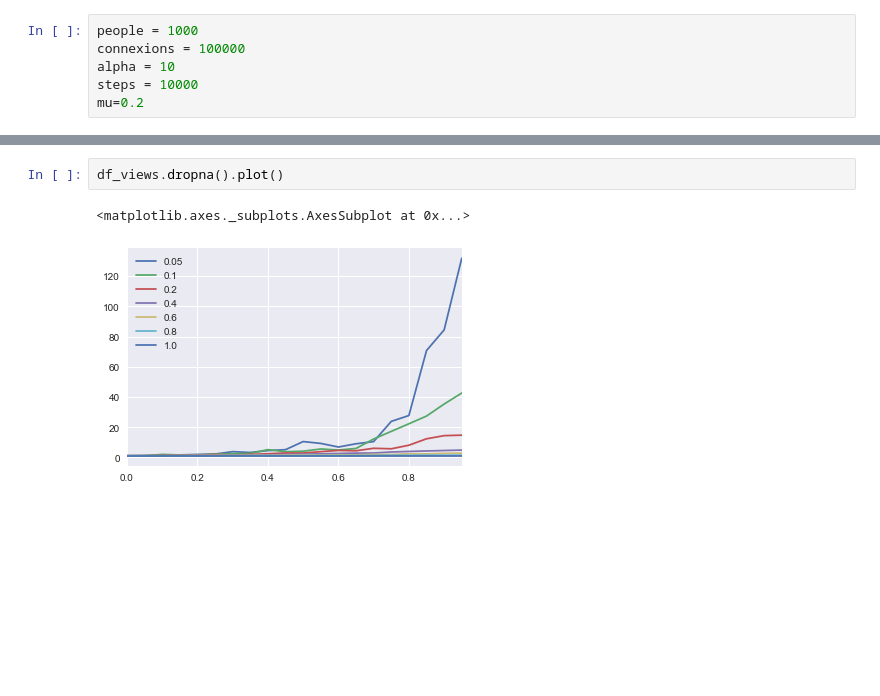
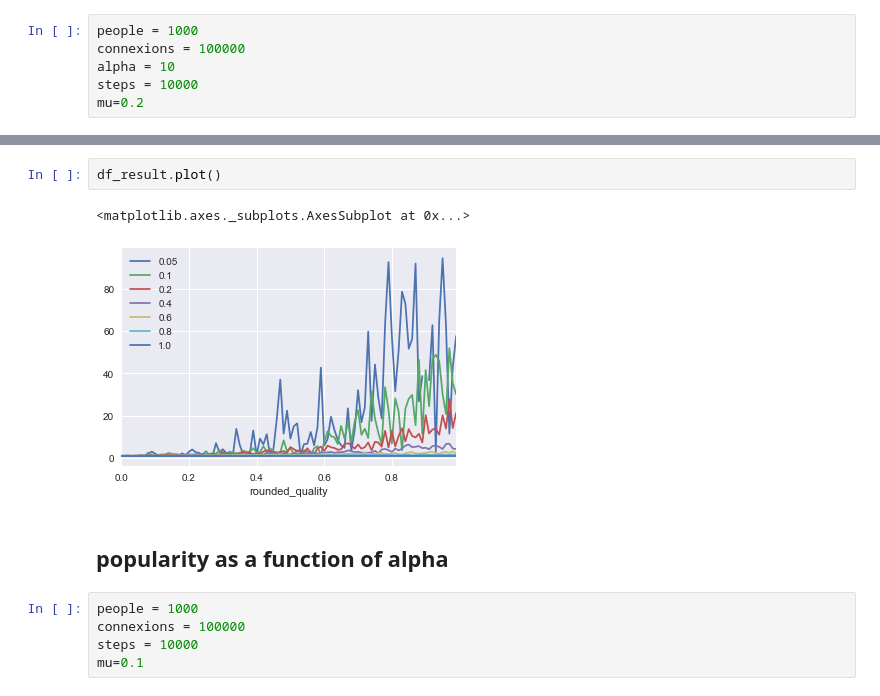
Before and after one commit to FakeNewsProject/FakeNews, a Jupyter notebook: Popularity as a function of mu and alpha.ipynb, the cells around one changed output, grey strips where cells are left out. Cells and saved outputs as stored; diff of their text form; blank space fills up the shorter version.

```diff
--- a/Popularity as a function of mu and alpha.ipynb
+++ b/Popularity as a function of mu and alpha.ipynb
@@ -74,5 +68,12 @@ runtime : 3.05 s
-# %%
-df_views.dropna().plot()
-# %% [output]
-<matplotlib.axes._subplots.AxesSubplot at 0x...>
-[figure, removed]
+# %%
+df_result.plot()
+# %% [output]
+<matplotlib.axes._subplots.AxesSubplot at 0x...>
+[figure, added]
+# %% [markdown]
+## popularity as a function of alpha
+# %%
+people = 1000
+connexions = 100000
+steps = 10000
+mu=0.1
```
Also changed, not shown: parts of 5 cells of this notebook, 2 other files.
